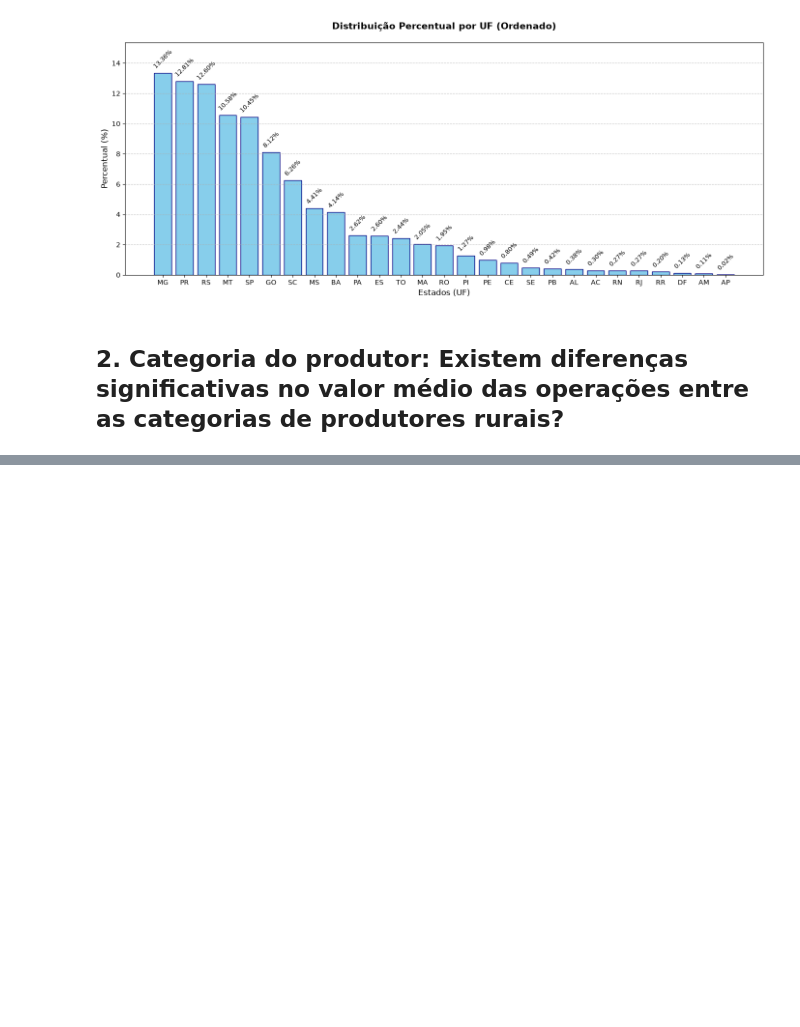
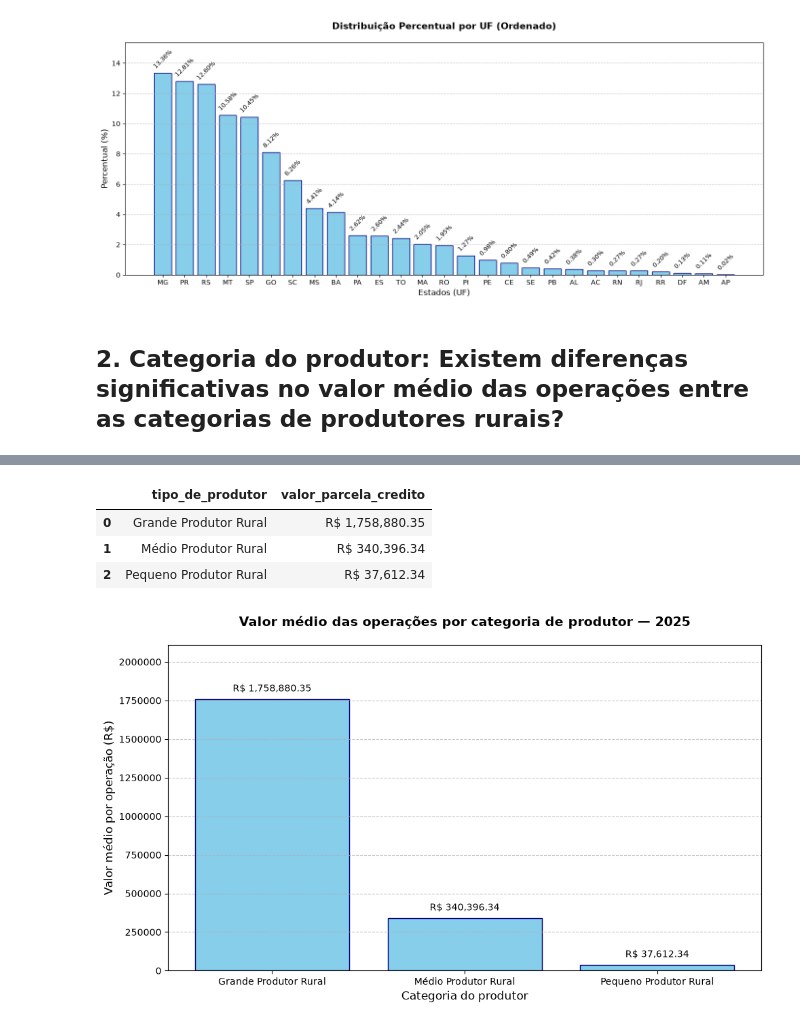
Before and after one commit to Douglllasms/projeto-final-ds-py-004, a Jupyter notebook: analise_explicada.ipynb, the cells around one changed output, grey strips where cells are left out. Drawn from its saved outputs; the diff is of its cells as text; code cells hidden in the pictures; blank space fills up the shorter version.

Commit message:
Questão 3 - Análise e gráfico

```diff
--- a/analise_explicada.ipynb
+++ b/analise_explicada.ipynb
@@ -1044,0 +992,66 @@ plt.show()
+# %%
+# 1. Calcula a média agrupada e ordena os resultados
+analise_categoria = operacao_traduzida.groupby('tipo_de_produtor')['valor_parcela_credito'].mean().reset_index()
+analise_categoria = analise_categoria.sort_values(by='valor_parcela_credito', ascending=False)
+
+# 2. Formata a visualização para moeda (R$) para facilitar a leitura das diferenças
+pd.options.display.float_format = 'R$ {:,.2f}'.format
+
+# 3. Mantém a sua formatação original de moeda (R$) para o valor das parcelas
+pd.options.display.float_format = 'R$ {:,.2f}'.format
+display(analise_categoria)
+# %% [output]
+|  | tipo_de_produtor | valor_parcela_credito |
+| 0 | Grande Produtor Rural | R$ 1,758,880.35 |
+| 1 | Médio Produtor Rural | R$ 340,396.34 |
+| 2 | Pequeno Produtor Rural | R$ 37,612.34 |
+# %%
+# ==========================================
+# PASSO 1: CALCULAR A MÉDIA POR CATEGORIA
+# ==========================================
+# Agrupa pelos novos nomes de produtores e calcula a média do valor da parcela
+df_agrupado = operacao_traduzida.groupby('tipo_de_produtor')['valor_parcela_credito'].mean().sort_values(ascending=False)
+
+# Define a variável que o seu código do gráfico espera
+media_por_categoria = df_agrupado
+
+
+# ==========================================
+# PASSO 2: CRIAÇÃO DO GRÁFICO (SUA FORMATAÇÃO)
+# ==========================================
+# 1. Configurando o tamanho da figura
+plt.figure(figsize=(10, 6))
+
+# 2. Criando o gráfico de colunas
+barras = plt.bar(
+    media_por_categoria.index,
+    media_por_categoria.values,
+    color='skyblue',
+    edgecolor='navy'
+)
+
+# 3. Adicionando o valor médio acima de cada coluna
+for barra in barras:
+    altura = barra.get_height()
+    plt.text(
+        barra.get_x() + barra.get_width() / 2,
+        altura + media_por_categoria.max() * 0.02,
+        f'R$ {altura:,.2f}',
+        ha='center',
+        va='bottom',
+        fontsize=10
+    )
+
+# 4. Customizando os eixos e o título
+plt.title('Valor médio das operações por categoria de produtor — 2025',
+          fontsize=14, fontweight='bold', pad=20)
+plt.xlabel('Categoria do produtor', fontsize=12)
+plt.ylabel('Valor médio por operação (R$)', fontsize=12)
+plt.ticklabel_format(axis='y', style='plain')
+plt.grid(axis='y', linestyle='--', alpha=0.7)
+plt.ylim(0, media_por_categoria.max() * 1.20)
+
+plt.tight_layout()
+plt.show()
+# %% [output]
+[figure, added]
```
Also changed, not shown: parts of 15 cells of this notebook.
